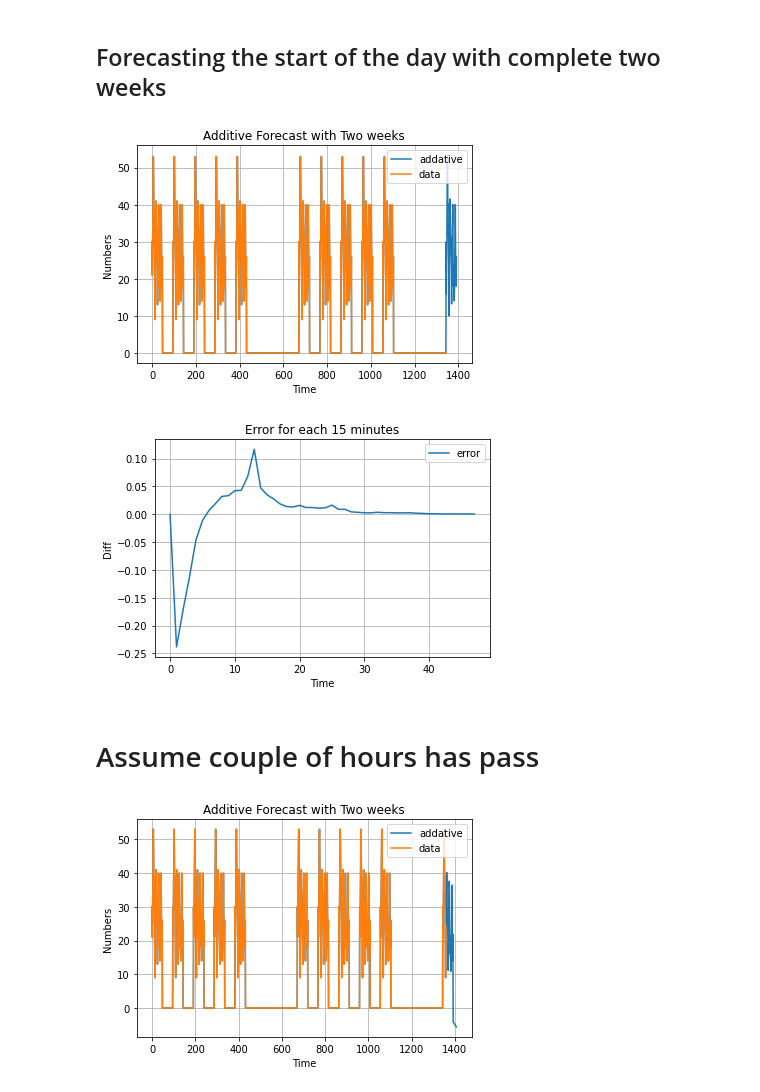
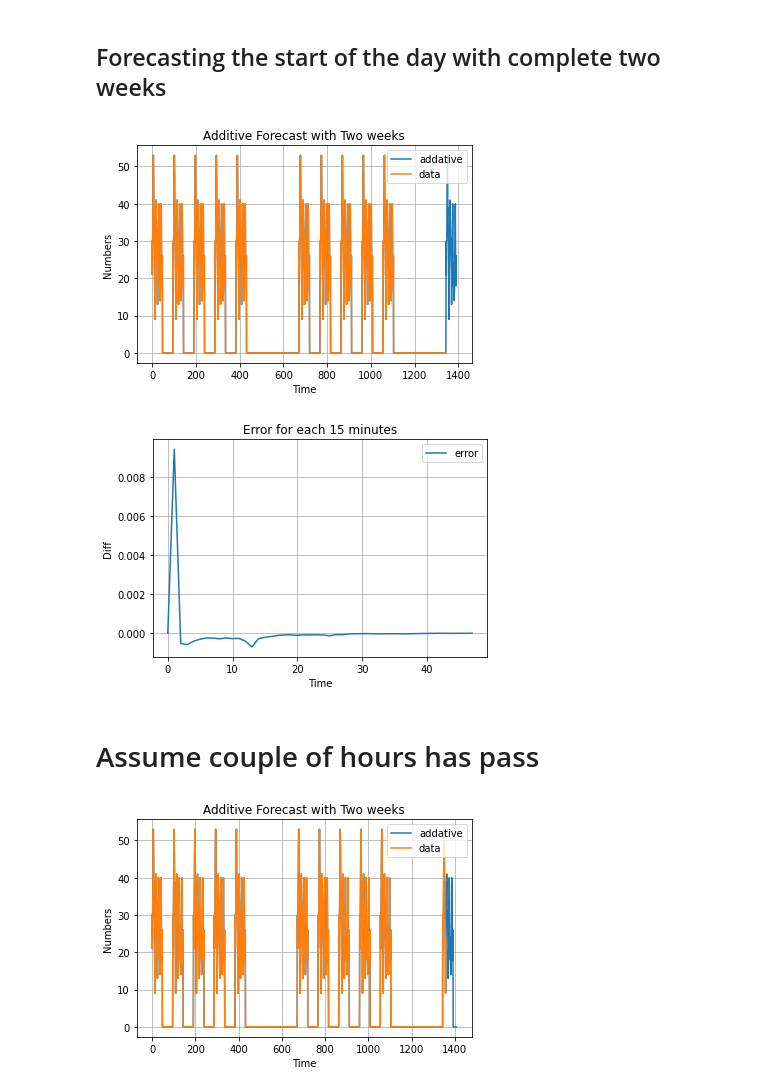
Before and after one commit to erlichsefi/Notebooks, a Jupyter notebook: Holt Winters with querter hourly.ipynb, the cells around one changed output. Cells and saved outputs as stored; diff of their text form; code cells hidden in the pictures.

```diff
--- a/Holt Winters with querter hourly.ipynb
+++ b/Holt Winters with querter hourly.ipynb
@@ -55,11 +80,14 @@ two_weeks = week*2
 
 to_forecast= 12*4
 seasonlity = 7*4*24
+# %%
+def score_remove_zeros(true,pred):
+    return (true[true>0] - pred[true>0])/true[true>0]
 # %%
 import matplotlib.pyplot as plt
 
 # plotting the Series
-two_weeks_addative_result = triple_exponential_smoothing_old(two_weeks,to_forecast,seasonlity, 0.5, 0.1, 1.0)
+two_weeks_addative_result = triple_exponential_smoothing_old(two_weeks,to_forecast,seasonlity, 0.99, 0.1, 1.0)
 
 plt.plot(range(len(two_weeks)+to_forecast),two_weeks+two_weeks_addative_result[-to_forecast:], label = "addative")
 plt.plot(range(len(two_weeks)),two_weeks, label = "data")
@@ -79,31 +107,31 @@ plt.legend()
 # function to show the plot
 plt.show()
 # %% [output]
-[figure, old version]
+[figure, new version]
 # %%
 import matplotlib.pyplot as plt
 import numpy as np
 
-error  = (np.array(two_weeks_addative_result[-to_forecast:]) - np.array(working_hours[:to_forecast])) / np.array(working_hours[:to_forecast])
+error  = score_remove_zeros(np.array(working_hours[:to_forecast]),np.array(two_weeks_addative_result[-to_forecast:]))
 # plotting the Series
 plt.plot(error, label = "error")
 
 #plt.plot(smoothen, label = "my selection")
 # giving a title to the graph
 plt.title('Error for each 15 minutes')
 # naming the x axis
 plt.xlabel('Time')
 # naming the y axis
 plt.ylabel('Diff')
 
 plt.grid(True)
 # show a legend on the plot
 plt.legend()
 
 # function to show the plot
 plt.show()
 # %% [output]
-[figure, old version]
+[figure, new version]
 # %% [markdown]
 # Assume couple of hours has pass
 # %%
@@ -114,7 +142,7 @@ two_weeks_with_some_hours = two_weeks + day_value[:working_hours_to_add]
 import matplotlib.pyplot as plt
 
 # plotting the Series
-two_weeks_with_some_hours_addative_result = triple_exponential_smoothing_old(two_weeks_with_some_hours,to_forecast,seasonlity, 0.5, 0.1, 1.0)
+two_weeks_with_some_hours_addative_result = triple_exponential_smoothing_old(two_weeks_with_some_hours,to_forecast,seasonlity, 0.99, 0.1, 1.0)
 
 plt.plot(range(len(two_weeks_with_some_hours)+to_forecast),two_weeks_with_some_hours + two_weeks_with_some_hours_addative_result[-to_forecast:], label = "addative")
 plt.plot(range(len(two_weeks_with_some_hours)),two_weeks_with_some_hours, label = "data")
@@ -134,7 +162,7 @@ plt.legend()
 # function to show the plot
 plt.show()
 # %% [output]
-[figure, old version]
+[figure, new version]
 # %%
 import matplotlib.pyplot as plt
 import numpy as np
```
Also changed, not shown: parts of 10 cells of this notebook.
